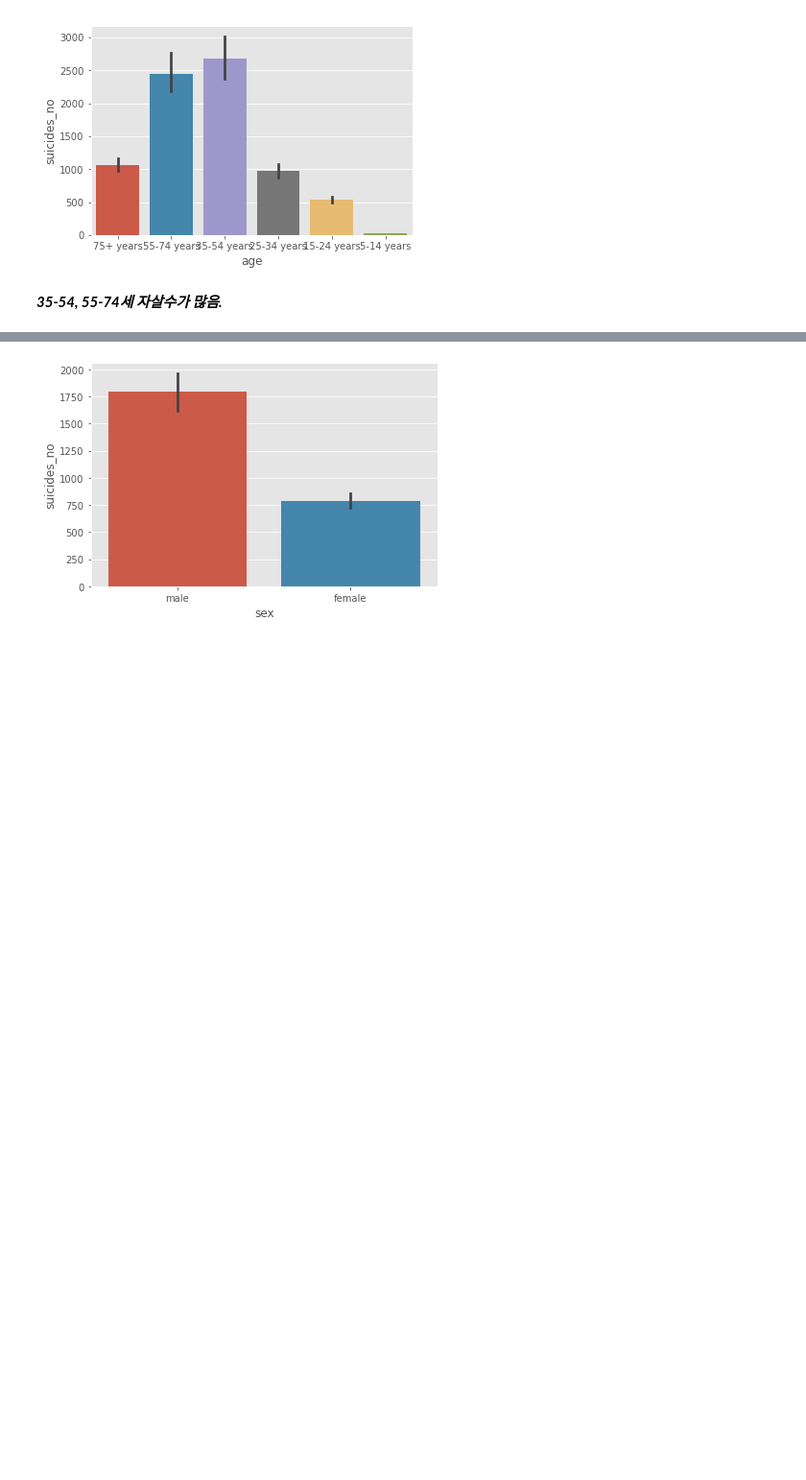
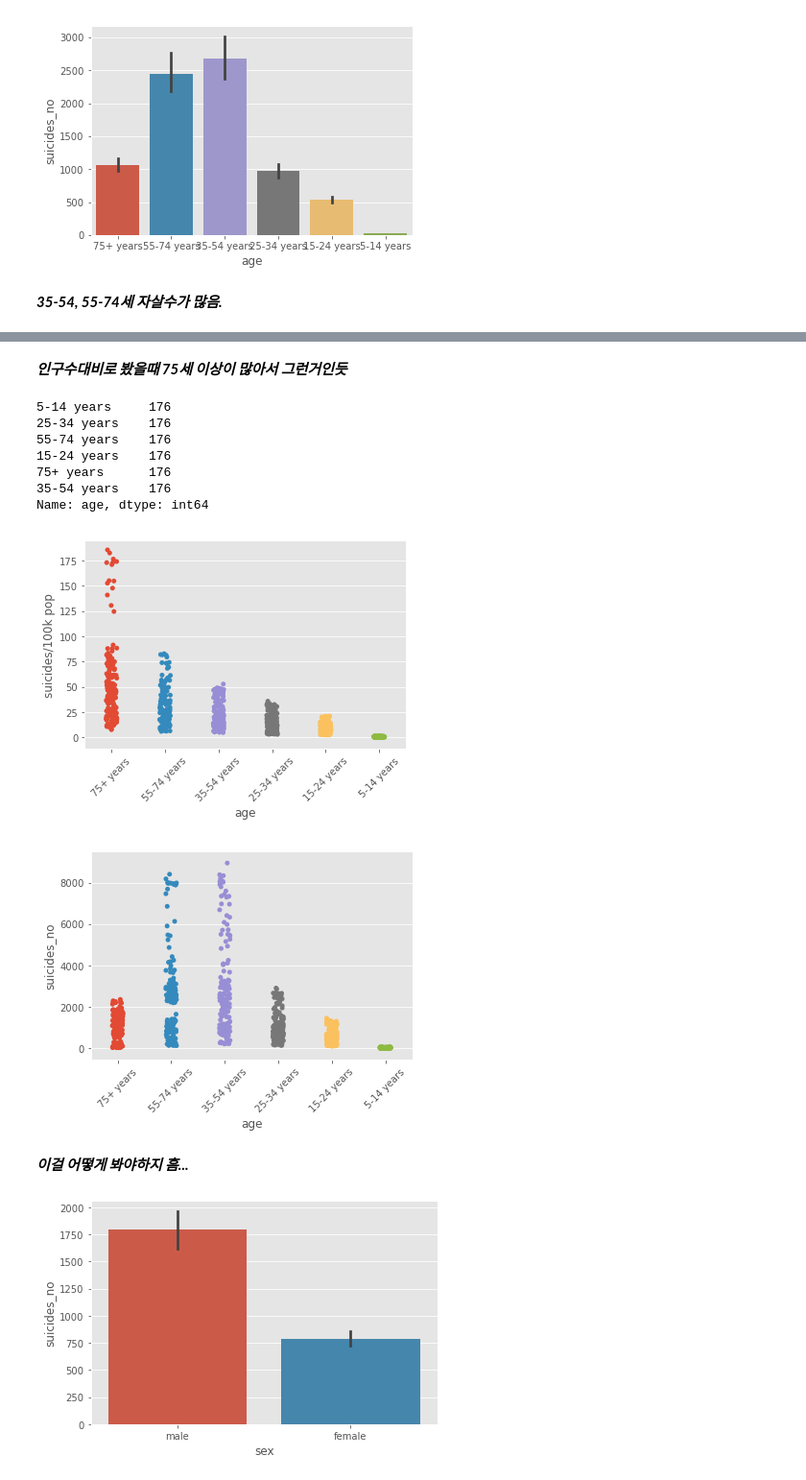
Before and after one commit to skdbsxir/DS-Studying, a Jupyter notebook: [Self Project]/X001-3. Suicides Rates Overview.ipynb, the cells around one changed output, grey strips where cells are left out. Shown: that part at 96% size. Cells and saved outputs as stored; diff of their text form; code cells hidden in the pictures; blank space fills up the shorter version.

```diff
--- a/[Self Project]/X001-3. Suicides Rates Overview.ipynb
+++ b/[Self Project]/X001-3. Suicides Rates Overview.ipynb
@@ -253,3 +273,25 @@ plt.show()
+# %% [markdown]
+***인구수대비로 봤을때 75세 이상이 많아서 그런거인듯***
+# %%
+print(df['age'].value_counts())
+strip1 = sns.stripplot(x='age', y='suicides/100k pop', data=df)
+strip1.set_xticklabels(strip1.get_xticklabels(), rotation=45)
+plt.show()
+strip2 = sns.stripplot(x='age', y='suicides_no', data=df)
+strip2.set_xticklabels(strip2.get_xticklabels(), rotation=45)
+plt.show()
+# %% [output]
+5-14 years     176
+25-34 years    176
+55-74 years    176
+15-24 years    176
+75+ years      176
+35-54 years    176
+Name: age, dtype: int64
+[figure, added]
+[figure, added]
+# %% [markdown]
+***이걸 어떻게 봐야하지 흠...***
 # %%
 sns.barplot(x=df['sex'], y=df['suicides_no'])
 plt.tight_layout()
```
Also changed, not shown: parts of 4 cells of this notebook.
